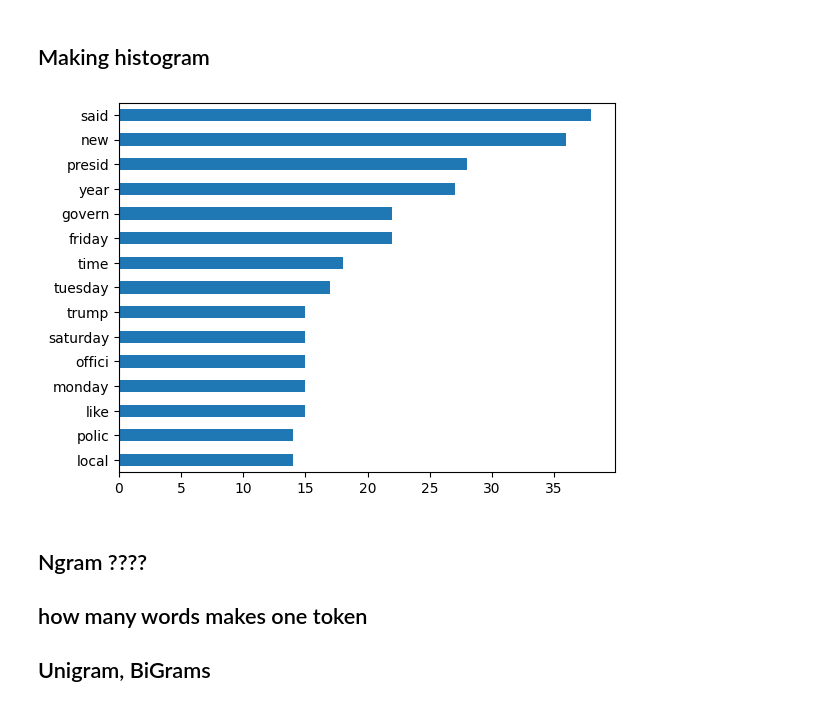
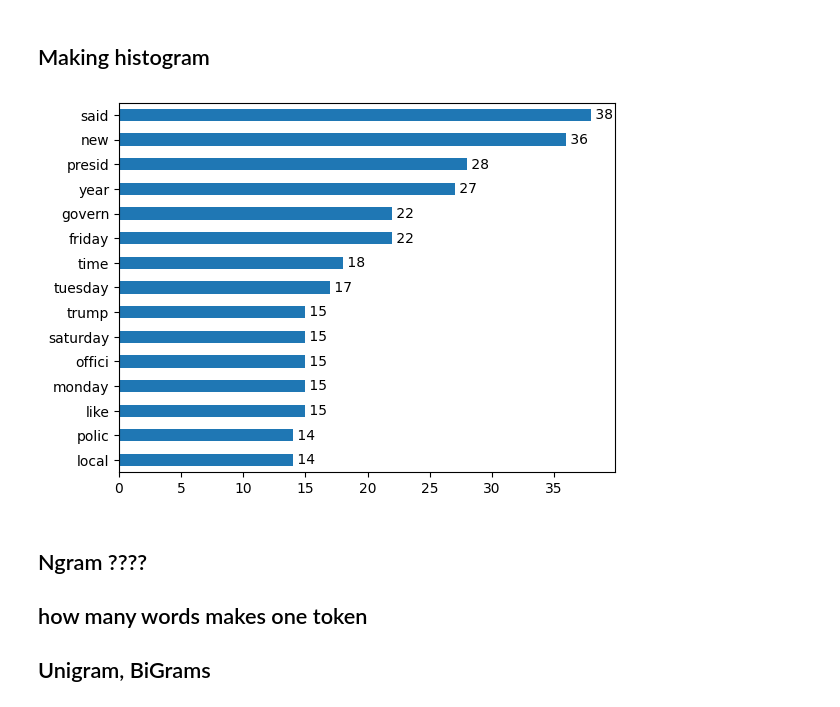
Before and after one commit to OgGaurja/April_BootCamp_Text_Mining, a Jupyter notebook: gaurja_text_mining.ipynb, the cells around one changed output. Saved outputs shown, nothing was run; the diff lists cells and outputs as text; code cells hidden in the pictures.

```diff
--- a/gaurja_text_mining.ipynb
+++ b/gaurja_text_mining.ipynb
@@ -183,6 +183,8 @@ word_freq = pd.Series(
     )
 # %%
 ax = word_freq[:15].sort_values(ascending=True).plot.barh()
+for i in ax.containers:
+    ax.bar_label(i, fmt=" %.0f")
 # %% [output]
-[figure, old version]
+[figure, new version]
 # %%
```
Also changed, not shown: parts of 4 cells of this notebook.
